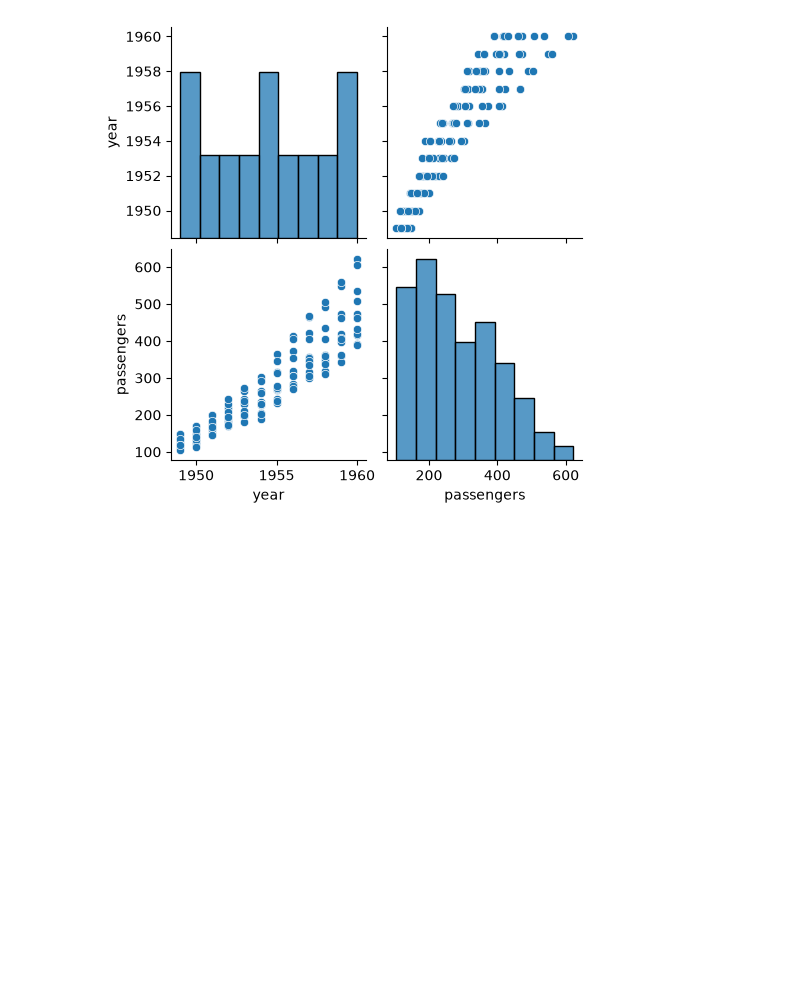
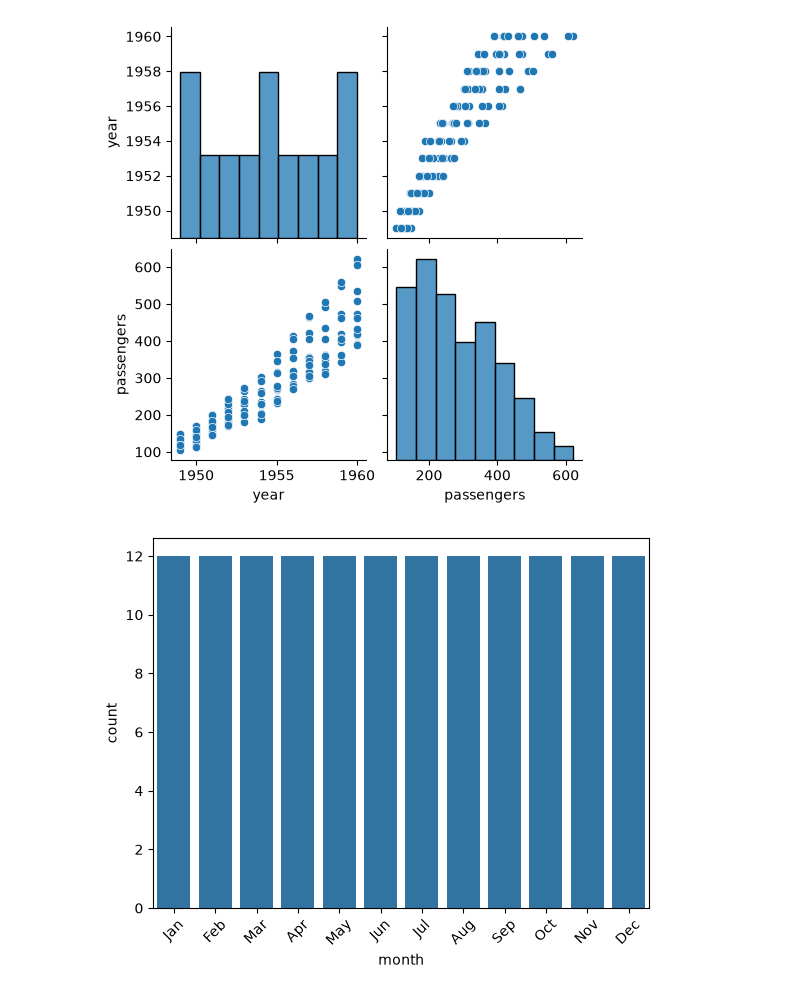
Before and after one commit to BatteryOrVansh/PythonHustle, a Jupyter notebook: Summer_Internship_Training/Visualization/Seaborn_analysis.ipynb, the cells around one changed output. Drawn from its saved outputs; the diff is of its cells as text; code cells hidden in the pictures; blank space fills up the shorter version.

Commit message:
add count plot

```diff
--- a/Summer_Internship_Training/Visualization/Seaborn_analysis.ipynb
+++ b/Summer_Internship_Training/Visualization/Seaborn_analysis.ipynb
@@ -88,3 +88,12 @@ sns.pairplot(ft)
 plt.show()
 # %% [output]
 [figure]
+# %%
+
+# Count Plot: count the number of records for each month
+
+sns.countplot(data=ft, x="month")
+plt.xticks(rotation=45)
+plt.show()
+# %% [output]
+[figure, added]
```
